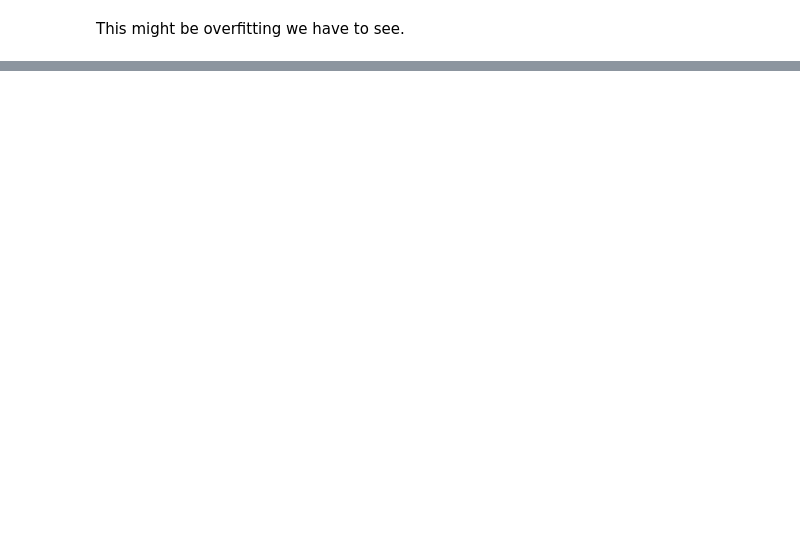
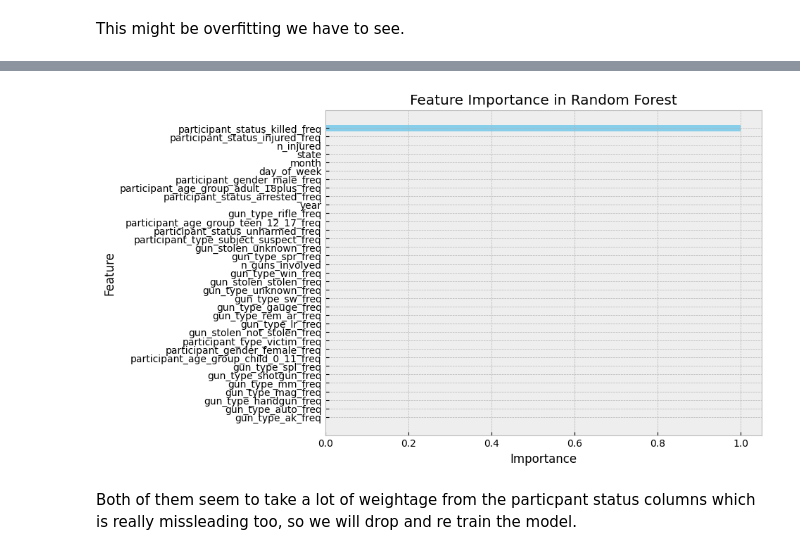
Before and after one commit to bharath03-a/Gun-Violence-Incidents, a Jupyter notebook: notebooks/05_classification.ipynb, the cells around one changed output, grey strips where cells are left out. Drawn from its saved outputs; the diff is of its cells as text; code cells hidden in the pictures; blank space fills up the shorter version.

```diff
--- a/notebooks/05_classification.ipynb
+++ b/notebooks/05_classification.ipynb
@@ -206,0 +284,18 @@ This might be overfitting we have to see.
+# %%
+feature_importances = gbt_model.featureImportances.toArray()
+
+
+features_sorted = sorted(zip(feature_importances, feature_columns), reverse=True)
+importances, sorted_feature_names = zip(*features_sorted)
+
+plt.figure(figsize=(8, 6))
+plt.barh(sorted_feature_names, importances, color="skyblue")
+plt.xlabel("Importance")
+plt.ylabel("Feature")
+plt.title("Feature Importance in Random Forest")
+plt.gca().invert_yaxis()
+plt.show()
+# %% [output]
+[figure, added]
+# %% [markdown]
+Both of them seem to take a lot of weightage from the particpant status columns which is really missleading too, so we will drop and re train the model.
```
Also changed, not shown: parts of 16 cells of this notebook.
